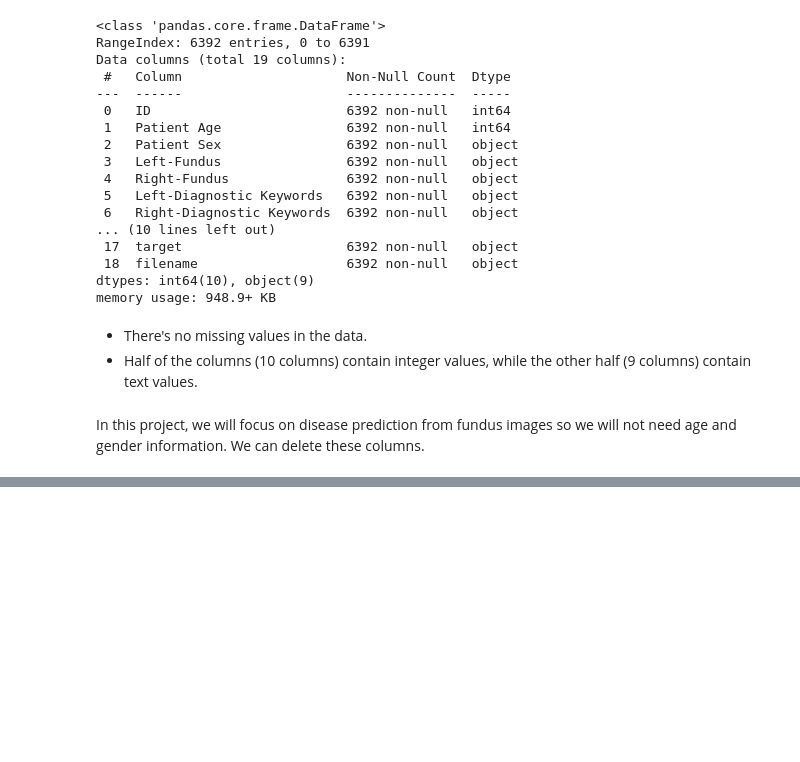
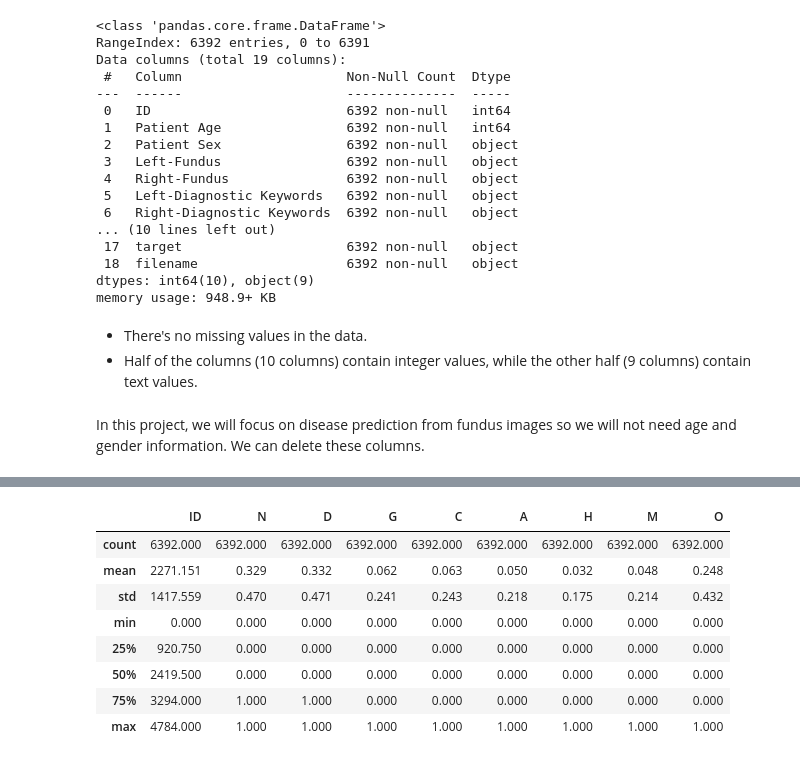
Before and after one commit to SefiyeArican/Ocular-Disease-Recognition, a Jupyter notebook: Fundus_Image_Processing.ipynb, the cells around one changed output, grey strips where cells are left out. Drawn from its saved outputs; the diff is of its cells as text; code cells hidden in the pictures; blank space fills up the shorter version.

```diff
--- a/Fundus_Image_Processing.ipynb
+++ b/Fundus_Image_Processing.ipynb
@@ -183,3 +183,7 @@ memory usage: 948.9+ KB
 * Half of the columns (10 columns) contain integer values, while the other half (9 columns) contain text values.
 # %% [markdown]
 In this project, we will focus on disease prediction from fundus images so we will not need age and gender information. We can delete these columns.
+# %%
+df.drop(['Patient Age'], axis=1, inplace=True)
+df.drop(['Patient Sex'], axis=1, inplace=True)
+df.head()
@@ -185,0 +197,13 @@ In this project, we will focus on disease prediction from fundus images so we wi
+# %%
+pd.set_option("display.float_format", lambda x: "%.3f" % x)  # To set float format to 3 decimal places
+df.describe()
+# %% [output]
+|  | ID | N | D | G | C | A | H | M | O |
+| count | 6392.000 | 6392.000 | 6392.000 | 6392.000 | 6392.000 | 6392.000 | 6392.000 | 6392.000 | 6392.000 |
+| mean | 2271.151 | 0.329 | 0.332 | 0.062 | 0.063 | 0.050 | 0.032 | 0.048 | 0.248 |
+| std | 1417.559 | 0.470 | 0.471 | 0.241 | 0.243 | 0.218 | 0.175 | 0.214 | 0.432 |
+| min | 0.000 | 0.000 | 0.000 | 0.000 | 0.000 | 0.000 | 0.000 | 0.000 | 0.000 |
+| 25% | 920.750 | 0.000 | 0.000 | 0.000 | 0.000 | 0.000 | 0.000 | 0.000 | 0.000 |
+| 50% | 2419.500 | 0.000 | 0.000 | 0.000 | 0.000 | 0.000 | 0.000 | 0.000 | 0.000 |
+| 75% | 3294.000 | 1.000 | 1.000 | 0.000 | 0.000 | 0.000 | 0.000 | 0.000 | 0.000 |
+| max | 4784.000 | 1.000 | 1.000 | 1.000 | 1.000 | 1.000 | 1.000 | 1.000 | 1.000 |
```
Also changed, not shown: parts of 1 cell of this notebook.
